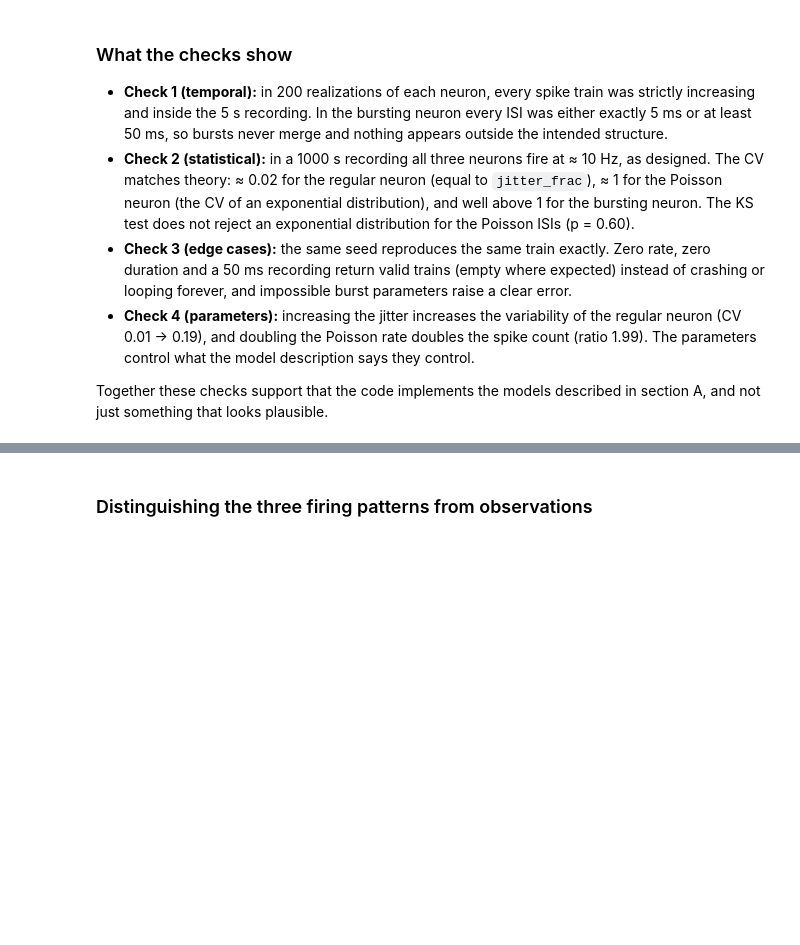
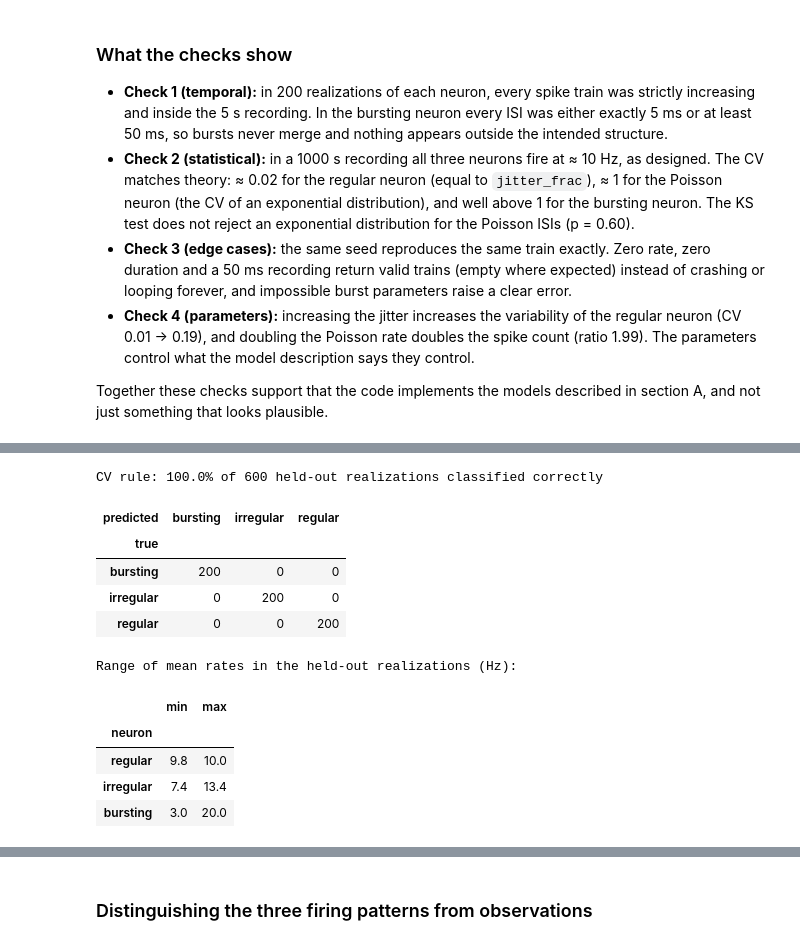
Before and after one commit to yonipick-subair/MiniProject_1, a Jupyter notebook: Q1_neural_spikes.ipynb, the cells around one changed output, grey strips where cells are left out. Saved outputs shown, nothing was run; the diff lists cells and outputs as text; code cells hidden in the pictures; blank space fills up the shorter version.

```diff
--- a/Q1_neural_spikes.ipynb
+++ b/Q1_neural_spikes.ipynb
@@ -371,0 +489,35 @@ Together these checks support that the code implements the models described in s
+# %%
+# ---------- D.4 Test the CV rule on new, held-out realizations ----------
+def classify_by_cv(cv):
+    if cv < 0.3:
+        return "regular"
+    if cv < 1.5:
+        return "irregular"
+    return "bursting"
+
+
+test_df, _ = run_realizations(range(9000, 9200))
+test_df["predicted"] = test_df["CV"].apply(classify_by_cv)
+accuracy_cv = (test_df["predicted"] == test_df["neuron"]).mean()
+print(f"CV rule: {accuracy_cv:.1%} of {len(test_df)} held-out realizations classified correctly")
+display(pd.crosstab(test_df["neuron"], test_df["predicted"], rownames=["true"], colnames=["predicted"]))
+
+# Mean rate alone: how much do the three models overlap?
+rate_ranges = test_df.groupby("neuron", sort=False)["rate_Hz"].agg(["min", "max"]).round(1)
+print("\nRange of mean rates in the held-out realizations (Hz):")
+display(rate_ranges)
+
+assert accuracy_cv > 0.95, "the CV rule should separate the models almost perfectly"
+# %% [output]
+CV rule: 100.0% of 600 held-out realizations classified correctly
+| predicted | bursting | irregular | regular |
+| true |  |  |  |
+| bursting | 200 | 0 | 0 |
+| irregular | 0 | 200 | 0 |
+| regular | 0 | 0 | 200 |
+Range of mean rates in the held-out realizations (Hz):
+|  | min | max |
+| neuron |  |  |
+| regular | 9.8 | 10.0 |
+| irregular | 7.4 | 13.4 |
+| bursting | 3.0 | 20.0 |
```
Also changed, not shown: parts of 6 cells of this notebook.
